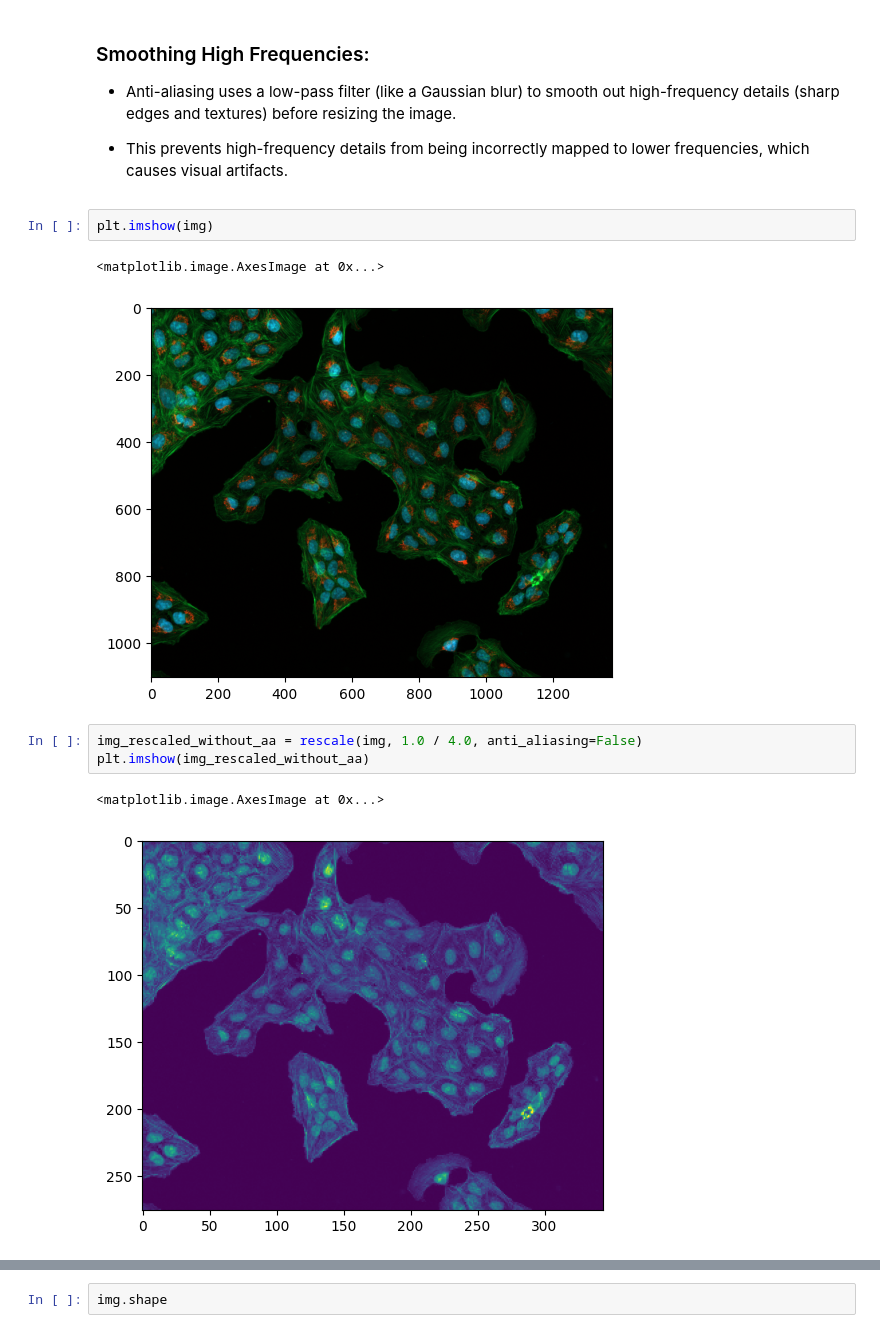
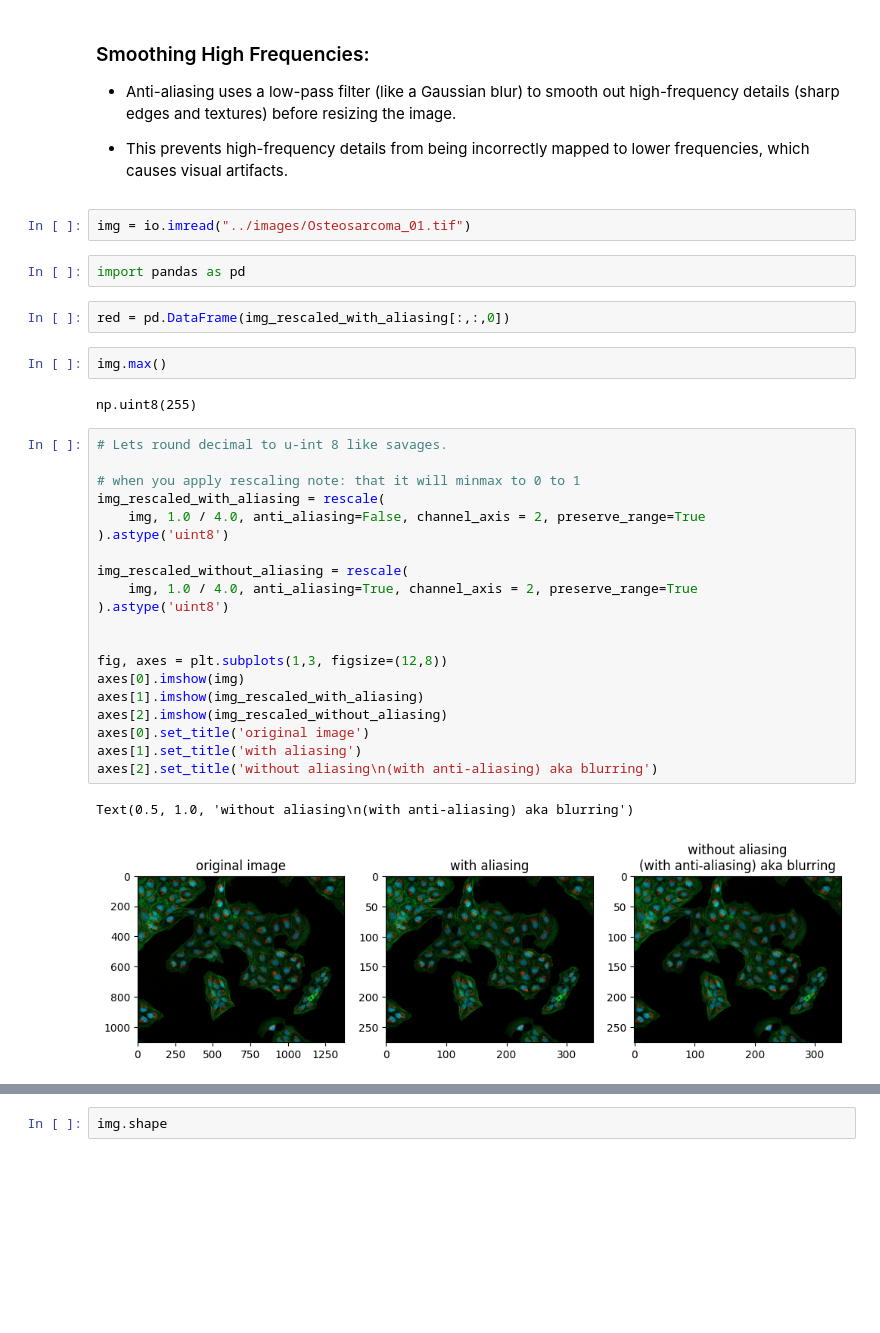
Before and after one commit to bipin-a/cosc-32001-computer-vision, a Jupyter notebook: basics/basics.ipynb, the cells around one changed output, grey strips where cells are left out. Saved outputs shown, nothing was run; the diff lists cells and outputs as text; blank space fills up the shorter version.

```diff
--- a/basics/basics.ipynb
+++ b/basics/basics.ipynb
@@ -373,14 +389,36 @@ When downscaling, this condition is often violated, causing high-frequency detai
 
 
 - This prevents high-frequency details from being incorrectly mapped to lower frequencies, which causes visual artifacts.
-# %%
-plt.imshow(img)
-# %% [output]
-<matplotlib.image.AxesImage at 0x...>
-[figure, removed]
+# %%
+img = io.imread("../images/Osteosarcoma_01.tif")
+# %%
+import pandas as pd
+# %%
+red = pd.DataFrame(img_rescaled_with_aliasing[:,:,0])
+# %%
+img.max()
+# %% [output]
+np.uint8(255)
 # %%
-img_rescaled_without_aa = rescale(img, 1.0 / 4.0, anti_aliasing=False)
-plt.imshow(img_rescaled_without_aa)
+# Lets round decimal to u-int 8 like savages.
+
+# when you apply rescaling note: that it will minmax to 0 to 1
+img_rescaled_with_aliasing = rescale(
+    img, 1.0 / 4.0, anti_aliasing=False, channel_axis = 2, preserve_range=True
+).astype('uint8')
+
+img_rescaled_without_aliasing = rescale(
+    img, 1.0 / 4.0, anti_aliasing=True, channel_axis = 2, preserve_range=True
+).astype('uint8')
+
+
+fig, axes = plt.subplots(1,3, figsize=(12,8))
+axes[0].imshow(img)
+axes[1].imshow(img_rescaled_with_aliasing)
+axes[2].imshow(img_rescaled_without_aliasing)
+axes[0].set_title('original image')
+axes[1].set_title('with aliasing')
+axes[2].set_title('without aliasing\n(with anti-aliasing) aka blurring')
 # %% [output]
-<matplotlib.image.AxesImage at 0x...>
+Text(0.5, 1.0, 'without aliasing\n(with anti-aliasing) aka blurring')
-[figure, old version]
+[figure, new version]
```
Also changed, not shown: parts of 65 cells of this notebook.
